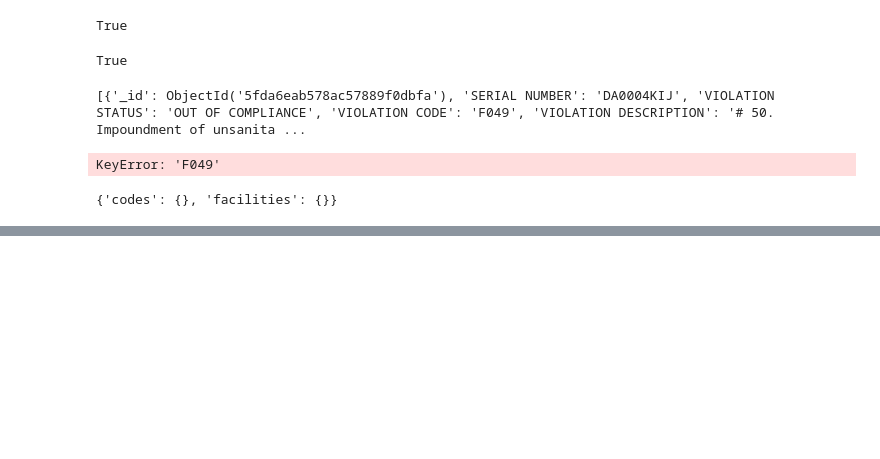
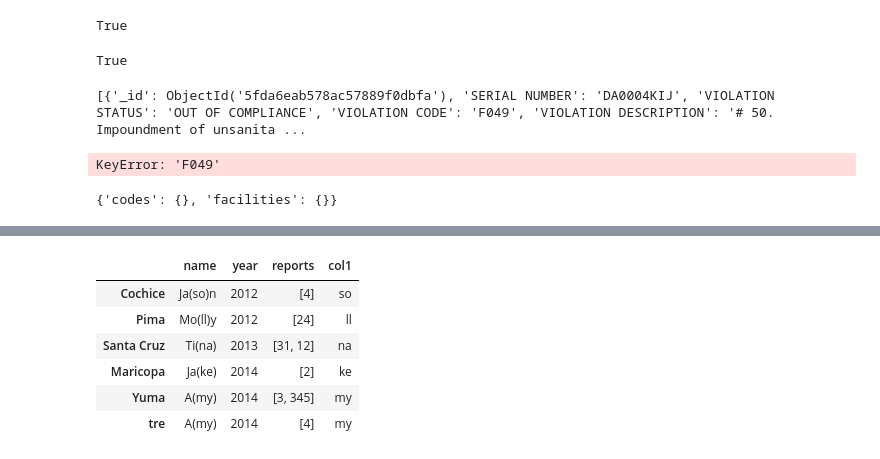
Before and after one commit to ejgoodwin/sum_parser, a Jupyter notebook: Parser-PD.ipynb, the cells around one changed output, grey strips where cells are left out. Saved outputs shown, nothing was run; the diff lists cells and outputs as text; code cells hidden in the pictures; blank space fills up the shorter version.

```diff
--- a/Parser-PD.ipynb
+++ b/Parser-PD.ipynb
@@ -561,0 +585,10 @@ list(d)
+# %%
+df
+# %% [output]
+|  | name | year | reports | col1 |
+| Cochice | Ja(so)n | 2012 | [4] | so |
+| Pima | Mo(ll)y | 2012 | [24] | ll |
+| Santa Cruz | Ti(na) | 2013 | [31, 12] | na |
+| Maricopa | Ja(ke) | 2014 | [2] | ke |
+| Yuma | A(my) | 2014 | [3, 345] | my |
+| tre | A(my) | 2014 | [4] | my |
```
Also changed, not shown: parts of 7 cells of this notebook, 1 other file.
